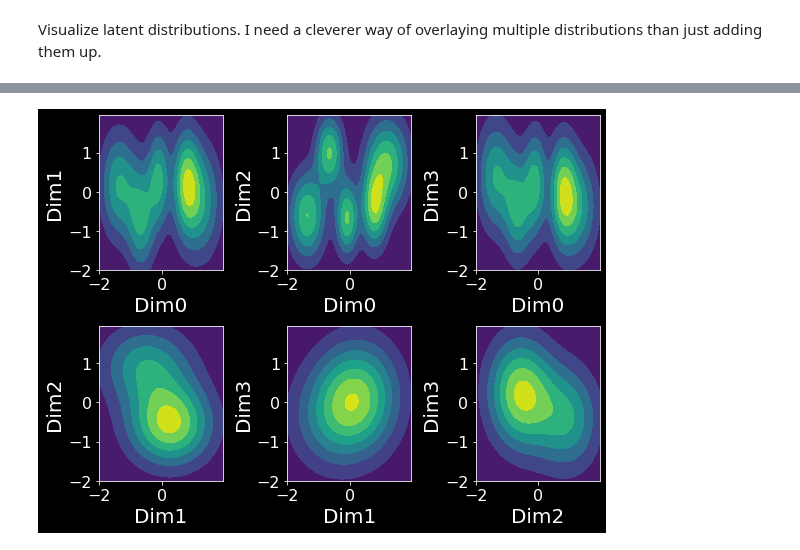
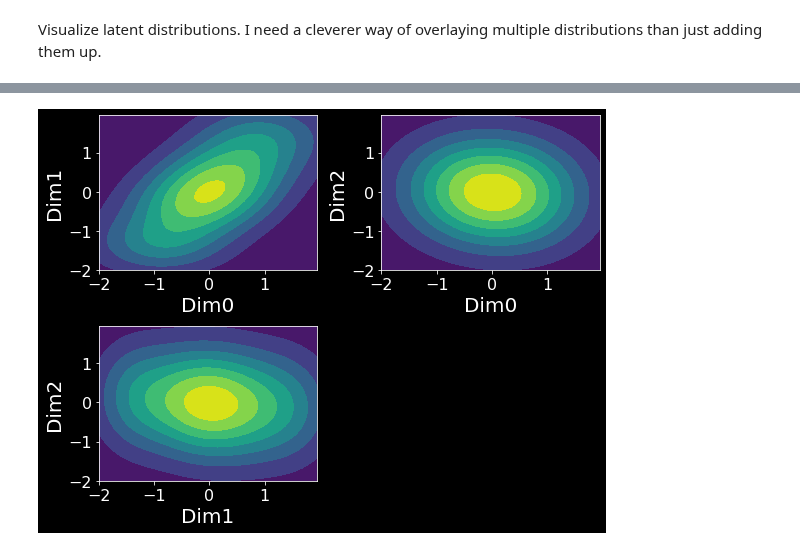
Before and after one commit to SachsLab/IntracranialNeurophysDL, a Jupyter notebook: notebooks/05_04_betaVAE_TFP.ipynb, the cells around one changed output, grey strips where cells are left out. Drawn from its saved outputs; the diff is of its cells as text; code cells hidden in the pictures.

Commit message:
betaVAE_TFP update

```diff
--- a/notebooks/05_04_betaVAE_TFP.ipynb
+++ b/notebooks/05_04_betaVAE_TFP.ipynb
@@ -419,21 +425,20 @@ kl_beta_cb = tf.keras.callbacks.LambdaCallback(
 # %%
 LATENT_OFFDIAG = True  # Set to False to restrict latents to being independent (diagonal covariance)
-N_GRU = 16
+N_HIDDEN = 16
 NUM_SAMPLES = 1
 
 # Create the prior which will be used to calculate KL-divergence of latent dists:
 prior = make_mvn_prior(LATENT_DIM, trainable=False, offdiag=LATENT_OFFDIAG)
 
 _input = tfkl.Input(shape=(n_timesteps, N_SENSORS))
-_x = tfkl.GRU(N_GRU)(_input)
+_x = tfkl.Bidirectional(tfkl.LSTM(N_HIDDEN), merge_mode="sum")(_input)
 make_dist_fn, params = make_mvn_dist_fn(_x, LATENT_DIM, offdiag=LATENT_OFFDIAG)
 q_z = tfpl.DistributionLambda(
     name="q_z",
     make_distribution_fn=make_dist_fn,
     convert_to_tensor_fn=lambda s: s.sample(NUM_SAMPLES),
-    #activity_regularizer=tfpl.KLDivergenceRegularizer(
-    #    prior,
-    #    use_exact_kl=True, weight=kl_weight)
+    activity_regularizer=tfpl.KLDivergenceRegularizer(
+        prior, use_exact_kl=True, weight=kl_beta)
 )(params)
 
 #encoder_model = tf.keras.Model(inputs=_input, outputs=q_z)
@@ -460,9 +465,9 @@ OUTPUT_OFFDIAG = False
 
 # tfkl.RepeatVector doesn't work on distributions, so we do it manually by broadcast-add to zeros.
 _y = q_z[..., tf.newaxis, :] + tf.zeros([n_timesteps, 1])
-_y = tf.reshape(_y, [-1, n_timesteps, LATENT_DIM])  # GRU requires ndim=3: Collapse samp + batch dims
-_y = tfkl.GRU(N_GRU, return_sequences=True)(_y)
-_y = tf.reshape(_y, [NUM_SAMPLES, -1, n_timesteps, N_GRU])  # Restore sample dim
+_y = tf.reshape(_y, [-1, n_timesteps, LATENT_DIM])  # RNN requires ndim=3: Collapse samp + batch dims
+_y = tfkl.LSTM(N_HIDDEN, return_sequences=True)(_y)
+_y = tf.reshape(_y, [NUM_SAMPLES, -1, n_timesteps, N_HIDDEN])  # Restore sample dim
 
 # GRU output parameterizes distribution
 make_dist_fn, params = make_mvn_dist_fn(_y, N_SENSORS, offdiag=OUTPUT_OFFDIAG)
@@ -472,7 +477,3 @@ p_full = tfpl.DistributionLambda(
     name="p_full"
     # No KL regularizer on output distribution. Will calculate p(recon|inputs) as model loss.
 )(params)
-
-vae_model = tf.keras.Model(inputs=_input, outputs=[q_z, p_full])
-vae_model.summary()
-# tf.keras.utils.plot_model(vae_model)
@@ -550,7 +563,7 @@ optim = tf.keras.optimizers.Adam(learning_rate=1e-3)
 vae_model.compile(optimizer=optim,
                   loss=[lambda x_true, enc_out: tfd.kl_divergence(enc_out, prior),
                         lambda x_true, model_out: -model_out.log_prob(x_true)],
-                  loss_weights=[kl_beta, 1.0])
+                  loss_weights=[0.0, 1.0])
 history = vae_model.fit(ae_dataset,
                         epochs=N_EPOCHS,
                         callbacks=[kl_beta_cb],
@@ -600,16 +613,15 @@ Start by visualizing the per-class latent distributions for each pair of latent
 # Scatter plot per class
 plot_range = [-2.0, 2.0]
 fig = plt.figure(figsize=[8, 6], tight_layout=True)
-axes = fig.subplots(2, 3)
+axes = fig.subplots(2, 2)
 
 for class_id in np.unique(Y):
     b_class = Y == class_id
     lat_dist = vae_model(X[b_class].astype(np.float32))[0]
     lat_dist = lat_dist.mean().numpy()
-    for pair_ix, dim_pair in enumerate([[0, 1], [0, 2], [0, 3],
-                                        [1, 2], [1, 3], [2, 3]]):
-        row_ix = pair_ix // 3
-        col_ix = pair_ix % 3
+    for pair_ix, dim_pair in enumerate([[0, 1], [0, 2], [1, 2]]):
+        row_ix = pair_ix // 2
+        col_ix = pair_ix % 2
         axes[row_ix, col_ix].scatter(lat_dist[:, dim_pair[0]], lat_dist[:, dim_pair[1]])
         axes[row_ix, col_ix].set_xlim(plot_range)
         axes[row_ix, col_ix].set_ylim(plot_range)
@@ -701,22 +709,22 @@ Do not call `graph_parents`.
 # %%
 from scipy.stats import multivariate_normal
 
 def bivariate_contour(class_id=0, dim0=0, dim1=1):
     test_mus = [mus[class_id][dim0], mus[class_id][dim1]]
     test_sigmas = [[sigmas[class_id][dim0, dim0], 0], [0, sigmas[class_id][dim1, dim1]]]
     rv = multivariate_normal(test_mus, test_sigmas)
     return rv.pdf(positions)
 
 fig = plt.figure(figsize=[8, 6])
-for pair_ix, dim_pair in enumerate([[0, 1], [0, 2], [0, 3], [1, 2], [1, 3], [2, 3]]):
-    ax = fig.add_subplot(2, 3, pair_ix + 1)
+for pair_ix, dim_pair in enumerate([[0, 1], [0, 2], [1, 2]]):
+    ax = fig.add_subplot(2, 2, pair_ix + 1)
     zzs = np.zeros((positions.shape[:-1]))
     for class_id in range(5):
         dist = bivariate_contour(class_id=class_id, dim0=dim_pair[0], dim1=dim_pair[1])
         zzs += dist / np.max(dist)
     ax.contourf(xx, yy, zzs)
     ax.set_xlabel(f"Dim{dim_pair[0]}")
     ax.set_ylabel(f"Dim{dim_pair[1]}")
 plt.tight_layout()
 # %% [output]
-[figure, old version]
+[figure, new version]
```
Also changed, not shown: parts of 23 cells of this notebook, 1 other file.
